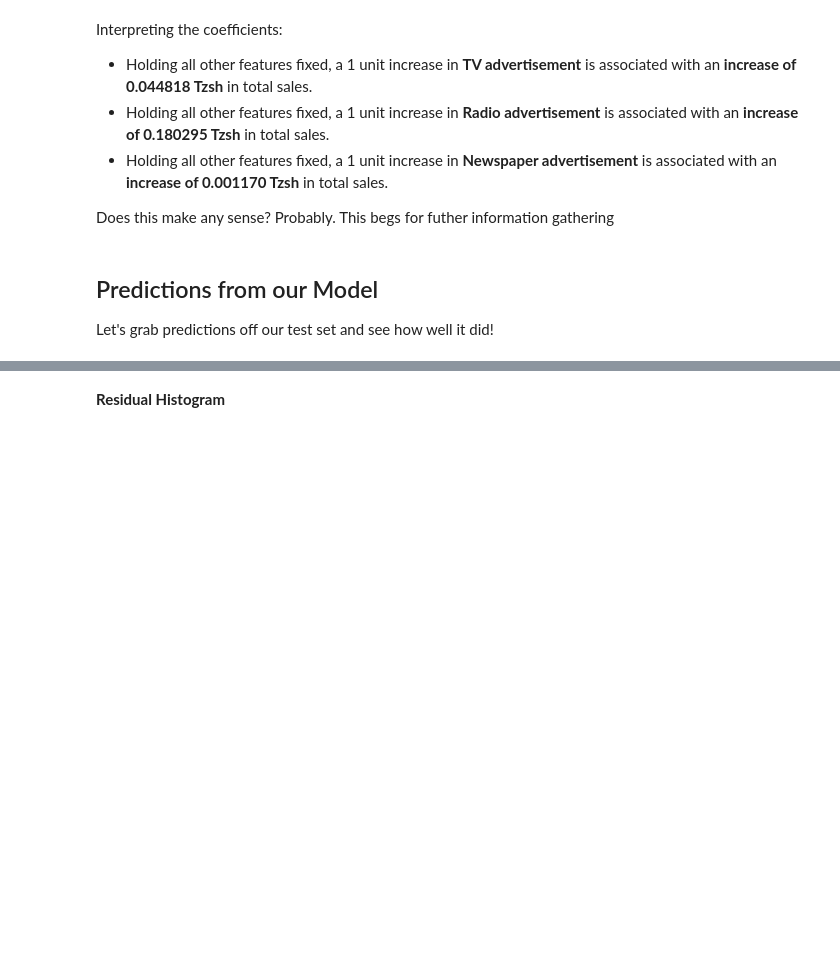
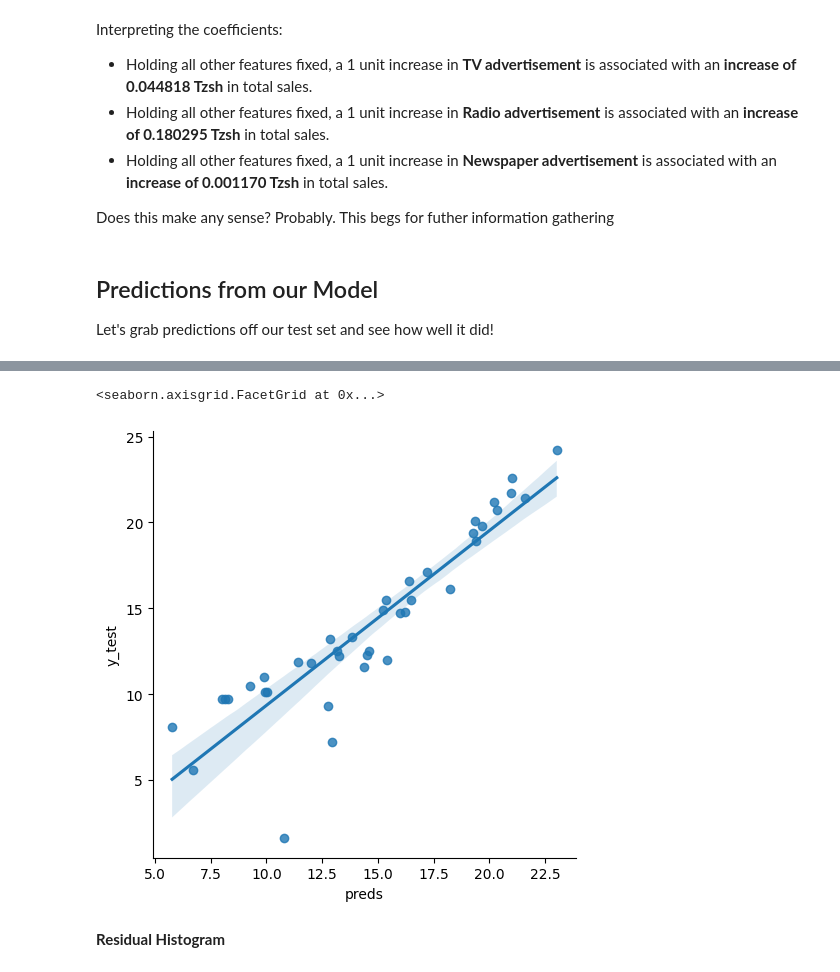
Before and after one commit to Kulwa-silya/teaching_basics, a Jupyter notebook: Linear Regression/Linear Regression with Python.ipynb, the cells around one changed output, grey strips where cells are left out. Saved outputs shown, nothing was run; the diff lists cells and outputs as text; code cells hidden in the pictures; blank space fills up the shorter version.

```diff
--- a/Linear Regression/Linear Regression with Python.ipynb
+++ b/Linear Regression/Linear Regression with Python.ipynb
@@ -232,3 +239,8 @@ plt.scatter(y_test,predictions)
+# %%
+sns.lmplot(data=compare, x='preds', y='y_test')
+# %% [output]
+<seaborn.axisgrid.FacetGrid at 0x...>
+[figure, added]
 # %% [markdown]
 **Residual Histogram**
 # %%
```
Also changed, not shown: parts of 10 cells of this notebook, 12 other files.
